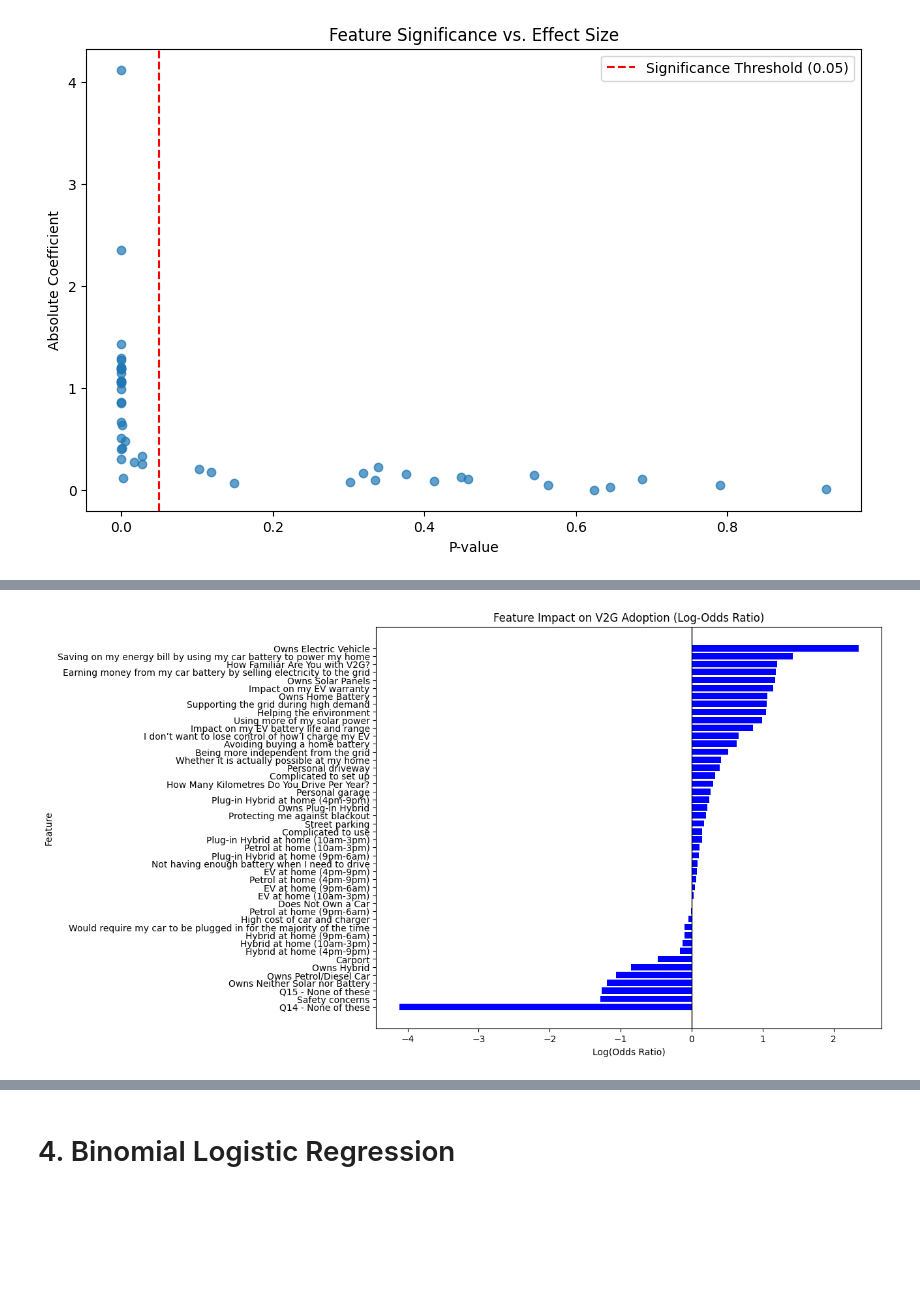
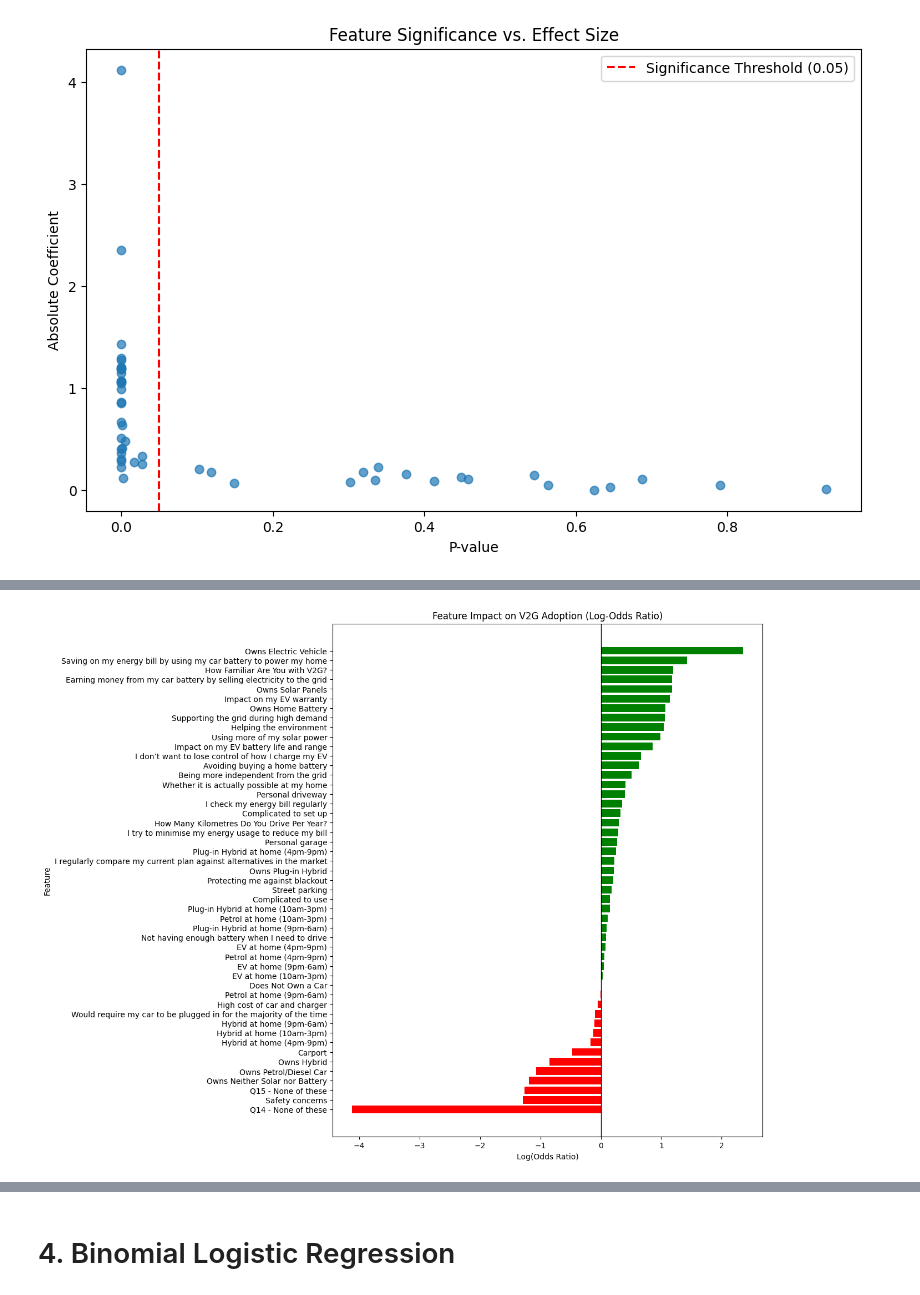
Before and after one commit to bernardomendonca/v2g-survey-analysis, a Jupyter notebook: 3_logistic_regression.ipynb, the cells around one changed output, grey strips where cells are left out. Drawn from its saved outputs; the diff is of its cells as text; code cells hidden in the pictures; blank space fills up the shorter version.

Commit message:
fix on data parsing

```diff
--- a/3_logistic_regression.ipynb
+++ b/3_logistic_regression.ipynb
@@ -68,6 +55,7 @@ columns_of_interest = (
     parking +
     benefits_v2g +
     concerns_v2g +
+    energ_literacy +
     [target_variable]
     )
 
@@ -332,38 +214,0 @@ df_ev = df_q10_q15.loc[df_q10_q15['Q1_2'] == 1]
-# %%
-import numpy as np
-import statsmodels.api as sm
-from sklearn.linear_model import LogisticRegression
-from sklearn.metrics import accuracy_score
-
-# Drop missing values
-df_q10_q15 = df_q10_q15.dropna()
-
-# Define variables
-X = df_q10_q15[['Q15_6']].values.reshape(-1, 1)  # Independent variable
-y = df_q10_q15['Q10_2'].values  # Target variable
-
-# Fit Logistic Regression
-model = LogisticRegression(penalty='l1', solver='liblinear')
-model.fit(X, y)
-
-# Predict & evaluate accuracy
-y_pred = model.predict(X)
-accuracy = accuracy_score(y, y_pred)
-
-# Get coefficient & odds ratio
-coef = model.coef_[0][0]
-odds_ratio = np.exp(coef)
-
-# Fit logistic regression using statsmodels for p-value
-X_with_intercept = sm.add_constant(X)
-sm_model = sm.Logit(y, X_with_intercept).fit(disp=0)  # Suppress verbose output
-p_value = sm_model.pvalues[1]  # Extract p-value for feature
-
-# Display results
-results_q10_q15 = pd.DataFrame([{
-    "Feature": "Q15_6",
-    "Accuracy": accuracy,
-    "Coefficient": coef,
-    "Odds Ratio": odds_ratio,
-    "P-value": p_value
-}])
@@ -536,16 +386,14 @@ plt.show()
 # %%
-import numpy as np
-
 # Sort by odds ratio
 results_df_sorted = results_df.sort_values(by="Odds Ratio", ascending=True)
 
 # Plot
-plt.figure(figsize=(10, 8))
-plt.barh(results_df_sorted["Feature"], np.log(results_df_sorted["Odds Ratio"]), color="blue")
+plt.figure(figsize=(10, 12))
+plt.barh(results_df_sorted["Feature"], np.log(results_df_sorted["Odds Ratio"]),color=["green" if x > 0 else "red" for x in results_df_sorted["Coefficient"]])
 plt.axvline(0, color="black", linewidth=1)
 plt.xlabel("Log(Odds Ratio)")
 plt.ylabel("Feature")
 plt.title("Feature Impact on V2G Adoption (Log-Odds Ratio)")
 plt.show()
 # %% [output]
-[figure, old version]
+[figure, new version]
```
Also changed, not shown: parts of 65 cells of this notebook, 14 other files.
